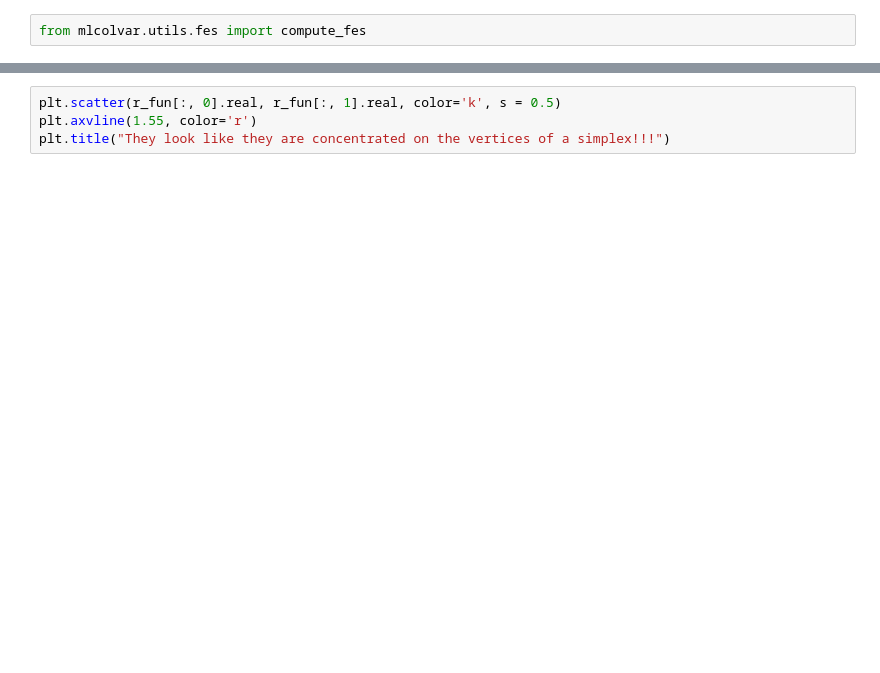
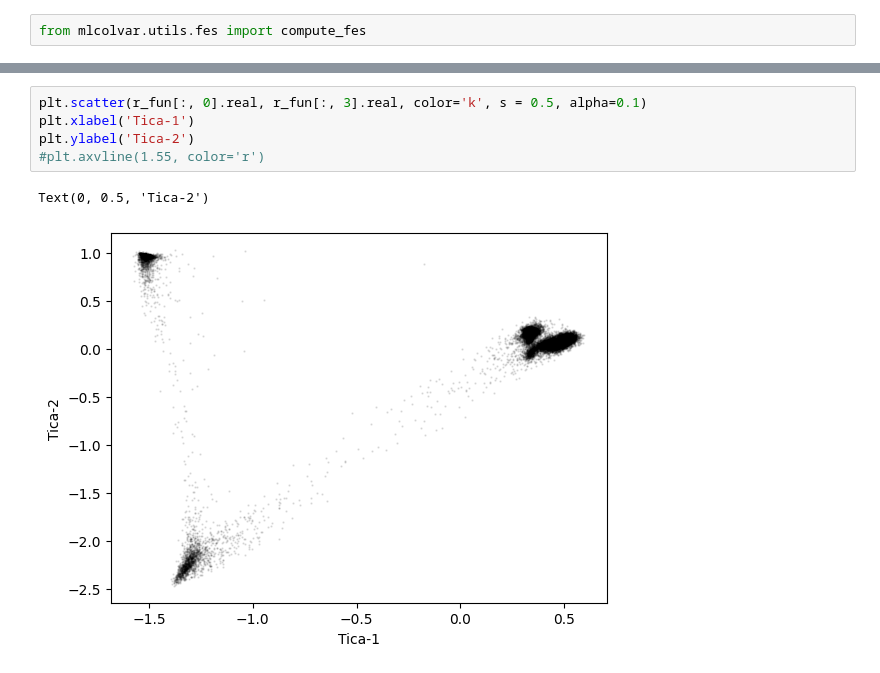
Before and after one commit to pietronvll/encoderops, a Jupyter notebook: scratch.ipynb, the cells around one changed output, grey strips where cells are left out. Drawn from its saved outputs; the diff is of its cells as text; blank space fills up the shorter version.

```diff
--- a/scratch.ipynb
+++ b/scratch.ipynb
@@ -175,4 +149,8 @@ plt.axhline(1.55, color='r')
 # %%
-plt.scatter(r_fun[:, 0].real, r_fun[:, 1].real, color='k', s = 0.5)
-plt.axvline(1.55, color='r')
-plt.title("They look like they are concentrated on the vertices of a simplex!!!")
+plt.scatter(r_fun[:, 0].real, r_fun[:, 3].real, color='k', s = 0.5, alpha=0.1)
+plt.xlabel('Tica-1')
+plt.ylabel('Tica-2')
+#plt.axvline(1.55, color='r')
+# %% [output]
+Text(0, 0.5, 'Tica-2')
+[figure, added]
```
Also changed, not shown: parts of 22 cells of this notebook, 1 other file.
